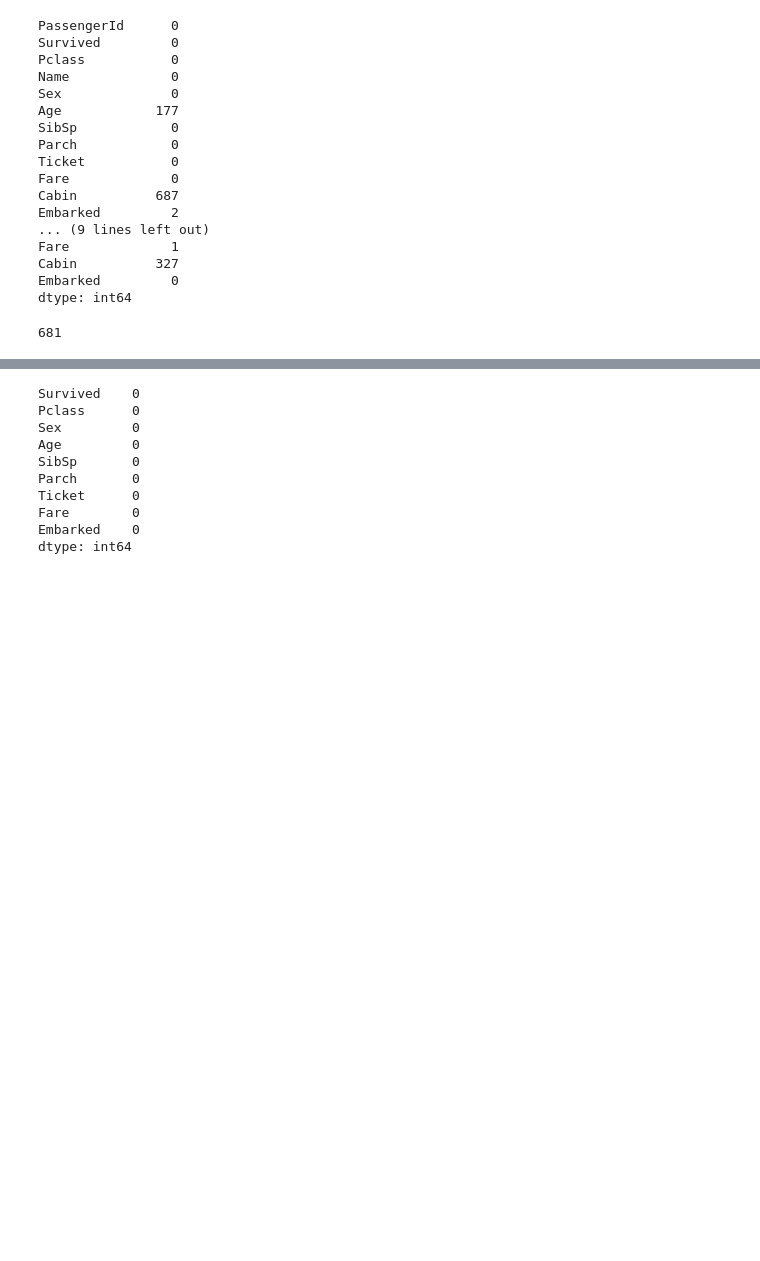
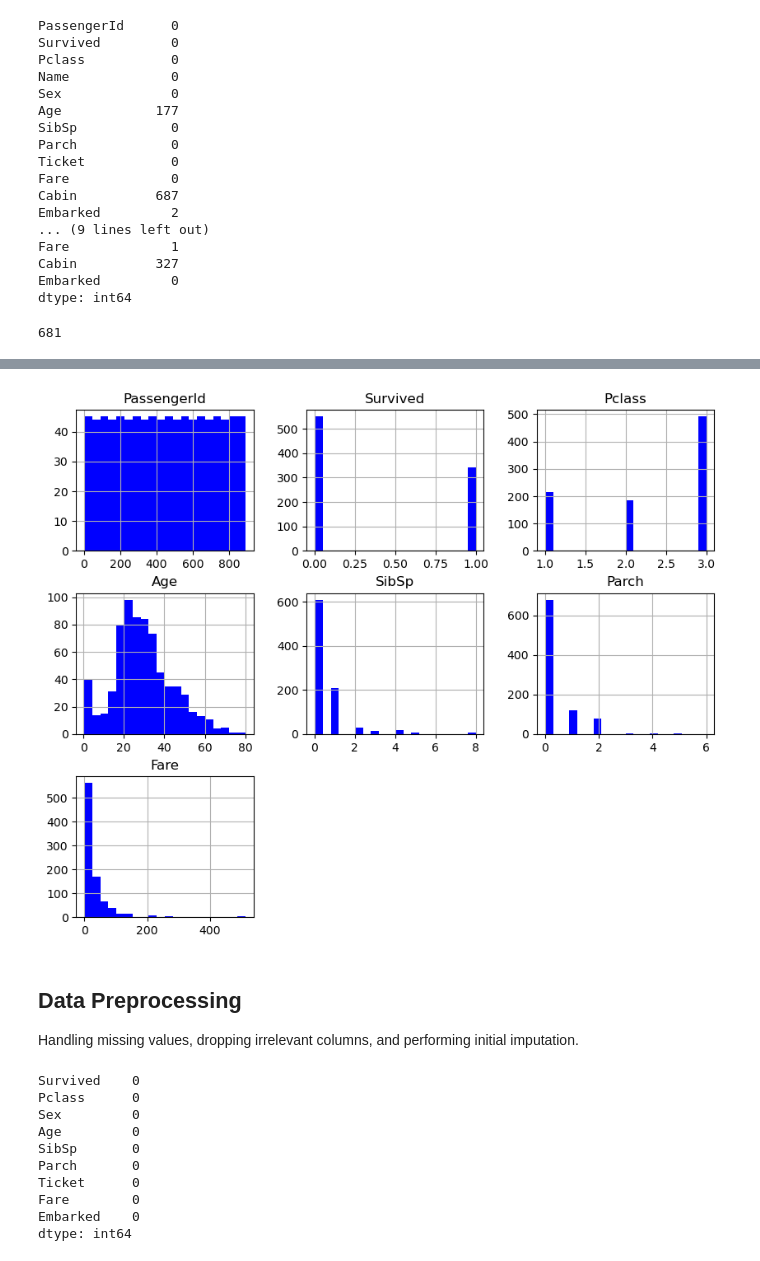
Before and after one commit to Yae-sine/AI_PLayground, a Jupyter notebook: notebooks/notebook.ipynb, the cells around one changed output, grey strips where cells are left out. Saved outputs shown, nothing was run; the diff lists cells and outputs as text; code cells hidden in the pictures; blank space fills up the shorter version.

```diff
--- a/notebooks/notebook.ipynb
+++ b/notebooks/notebook.ipynb
@@ -80,6 +97,11 @@ print(len(data["Ticket"].unique()))
 # %%
-# data.hist(bins =20 , figsize = (10 , 8)  , color = 'blue')
-# plt.show()
+data.hist(bins =20 , figsize = (10 , 8)  , color = 'blue')
+plt.show()
+# %% [output]
+[figure, added]
+# %% [markdown]
+## Data Preprocessing
+Handling missing values, dropping irrelevant columns, and performing initial imputation.
 # %%
 data_2 = data.drop(["Cabin" , "PassengerId" , "Name"] , axis = 1)
 
```
Also changed, not shown: parts of 13 cells of this notebook, 1 other file.
